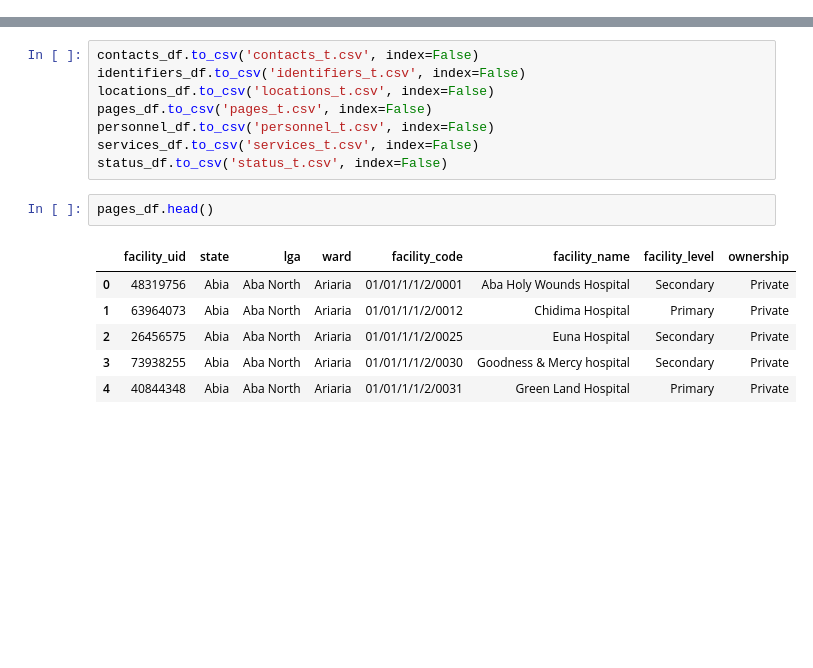
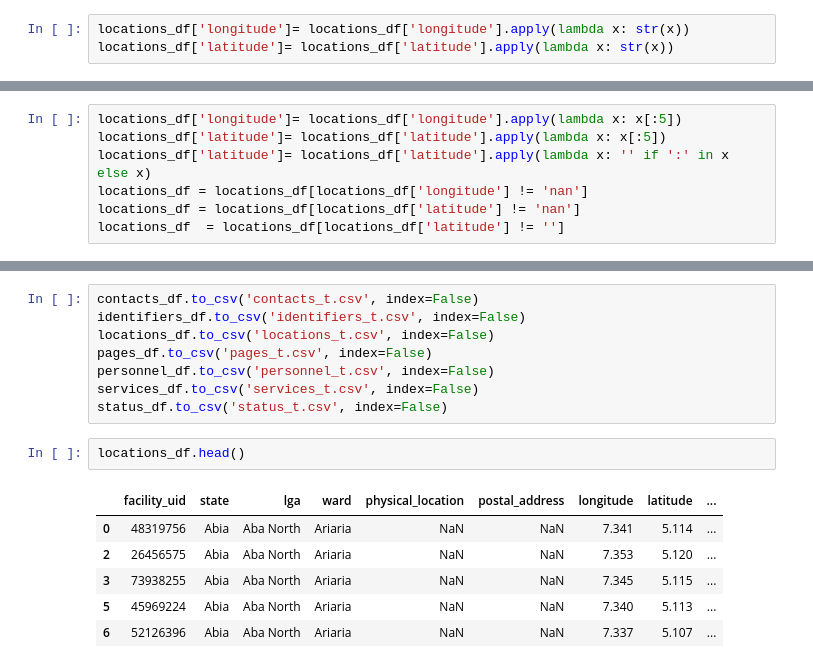
Before and after one commit to abiola-adeoye/altschool-2nd-capstone, a Jupyter notebook: Capstone 2 Data Cleaning.ipynb, the cells around one changed output, grey strips where cells are left out. Saved outputs shown, nothing was run; the diff lists cells and outputs as text; blank space fills up the shorter version.

```diff
--- a/Capstone 2 Data Cleaning.ipynb
+++ b/Capstone 2 Data Cleaning.ipynb
@@ -82,0 +86,3 @@ personnel_df = personnel_df.astype(int)
+# %%
+locations_df['longitude']= locations_df['longitude'].apply(lambda x: str(x))
+locations_df['latitude']= locations_df['latitude'].apply(lambda x: str(x))
@@ -83,3 +93,10 @@ personnel_df = personnel_df.astype(int)
+# %%
+locations_df['longitude']= locations_df['longitude'].apply(lambda x: x[:5])
+locations_df['latitude']= locations_df['latitude'].apply(lambda x: x[:5])
+locations_df['latitude']= locations_df['latitude'].apply(lambda x: '' if ':' in x else x)
+locations_df = locations_df[locations_df['longitude'] != 'nan']
+locations_df = locations_df[locations_df['latitude'] != 'nan']
+locations_df  = locations_df[locations_df['latitude'] != '']
 # %%
 contacts_df.head(2)
 # %% [output]
@@ -198,11 +215,11 @@ personnel_df.to_csv('personnel_t.csv', index=False)
 services_df.to_csv('services_t.csv', index=False)
 status_df.to_csv('status_t.csv', index=False)
 # %%
-pages_df.head()
+locations_df.head()
 # %% [output]
-|  | facility_uid | state | lga | ward | facility_code | facility_name | facility_level | ownership |
-| 0 | 48319756 | Abia | Aba North | Ariaria | 01/01/1/1/2/0001 | Aba Holy Wounds Hospital | Secondary | Private |
-| 1 | 63964073 | Abia | Aba North | Ariaria | 01/01/1/1/2/0012 | Chidima Hospital | Primary | Private |
-| 2 | 26456575 | Abia | Aba North | Ariaria | 01/01/1/1/2/0025 | Euna Hospital | Secondary | Private |
-| 3 | 73938255 | Abia | Aba North | Ariaria | 01/01/1/1/2/0030 | Goodness & Mercy hospital | Secondary | Private |
-| 4 | 40844348 | Abia | Aba North | Ariaria | 01/01/1/1/2/0031 | Green Land Hospital | Primary | Private |
+|  | facility_uid | state | lga | ward | physical_location | postal_address | longitude | latitude | ... |
+| 0 | 48319756 | Abia | Aba North | Ariaria | NaN | NaN | 7.341 | 5.114 | ... |
+| 2 | 26456575 | Abia | Aba North | Ariaria | NaN | NaN | 7.353 | 5.120 | ... |
+| 3 | 73938255 | Abia | Aba North | Ariaria | NaN | NaN | 7.345 | 5.115 | ... |
+| 5 | 45969224 | Abia | Aba North | Ariaria | NaN | NaN | 7.340 | 5.113 | ... |
+| 6 | 52126396 | Abia | Aba North | Ariaria | NaN | NaN | 7.337 | 5.107 | ... |
```
Also changed, not shown: parts of 7 cells of this notebook, 1 other file.
